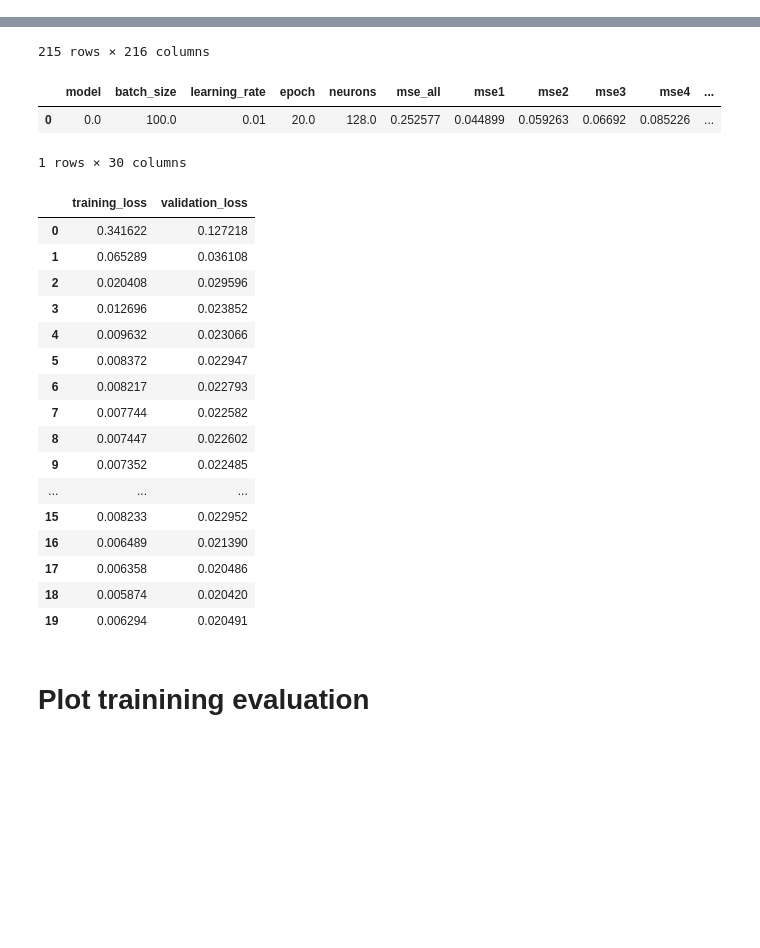
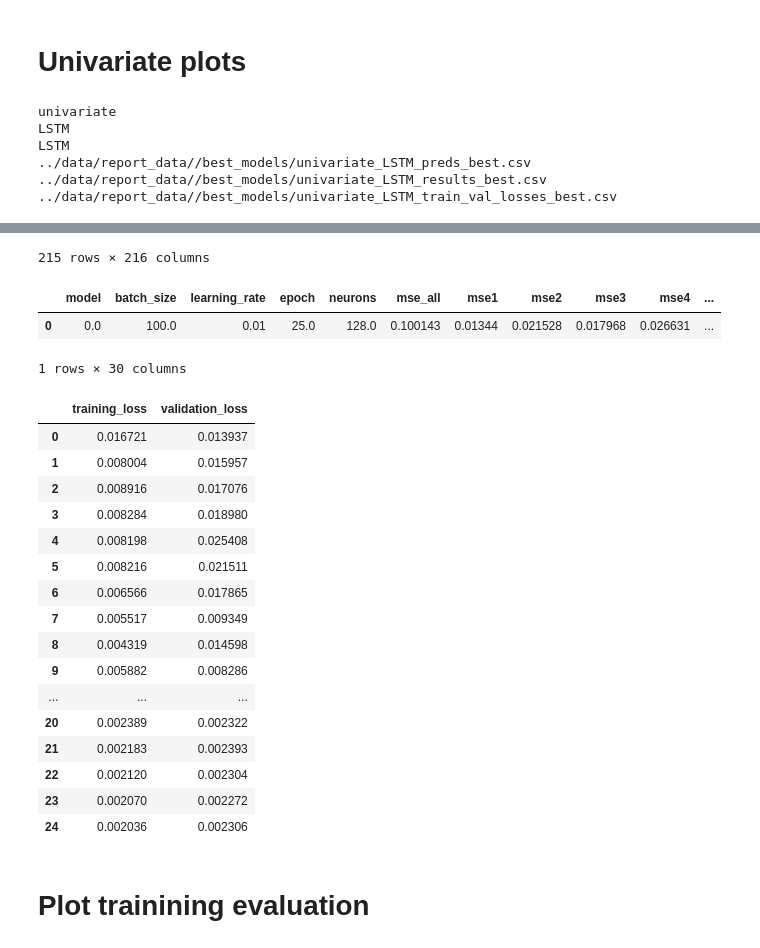
Before and after one commit to AndreasBordvik/FYS-STK4155-Prj3_report, a Jupyter notebook: code/best_models_plots.ipynb, the cells around one changed output, grey strips where cells are left out. Drawn from its saved outputs; the diff is of its cells as text; code cells hidden in the pictures; blank space fills up the shorter version.

```diff
--- a/code/best_models_plots.ipynb
+++ b/code/best_models_plots.ipynb
@@ -5,52 +5,75 @@ import pandas as pd
 import seaborn as sns
 from common import *
 from models import *
+# %% [markdown]
+# Univariate plots
 # %%
-preds_file = f"{REPORT_DATA}/best_models/multivariate_simpleRNN_preds_best.csv"
+plot_predictions = False
+
+variate = ["univariate","multivariate"][0]
+ind = 2
+model_read = ["simpleRNN", "convGRU", "LSTM"][ind]
+model_name = ["RNN","convGRU","LSTM"][ind]
+
+
+preds_file = f"{REPORT_DATA}/best_models/{variate}_{model_read}_preds_best.csv"
 preds_df = pd.read_csv(preds_file, index_col=0)
+
+results_file = f"{REPORT_DATA}/best_models/{variate}_{model_read}_results_best.csv"
+results_df = pd.read_csv(results_file, index_col=0)
+
+train_val_loss_file = f"{REPORT_DATA}/best_models/{variate}_{model_read}_train_val_losses_best.csv"
+train_val_loss_df = pd.read_csv(train_val_loss_file, index_col=0)
+
+print(variate)
+print(model_read)
+print(model_name)
+print(preds_file)
+print(results_file)
+print(train_val_loss_file)
 display(preds_df)
-
-results_file = f"{REPORT_DATA}/best_models/multivariate_simpleRNN_results_best.csv"
-results_df = pd.read_csv(results_file, index_col=0)
 display(results_df)
-
-train_val_loss_file = f"{REPORT_DATA}/best_models/multivariate_simpleRNN_train_val_losses_best.csv"
-train_val_loss_df = pd.read_csv(train_val_loss_file, index_col=0)
 display(train_val_loss_df)
 # %% [output]
+univariate
+LSTM
+LSTM
+../data/report_data//best_models/univariate_LSTM_preds_best.csv
+../data/report_data//best_models/univariate_LSTM_results_best.csv
+../data/report_data//best_models/univariate_LSTM_train_val_losses_best.csv
 |  | x1 | x2 | x3 | x4 | x5 | x6 | x7 | x8 | x9 | x10 | ... | ... |
 | 0 | 0.256492 | 0.257817 | 0.272026 | 0.272296 | 0.203352 | 0.163442 | 0.169411 | 0.334032 | 0.359758 | 0.395549 | ... | ... |
 | 1 | 0.251606 | 0.265151 | 0.286463 | 0.284914 | 0.216315 | 0.174045 | 0.183051 | 0.368409 | 0.390223 | 0.415293 | ... | ... |
 | 2 | 0.265660 | 0.266288 | 0.284181 | 0.291315 | 0.221510 | 0.179507 | 0.189035 | 0.381666 | 0.400715 | 0.420648 | ... | ... |
 | 3 | 0.249849 | 0.260205 | 0.281343 | 0.279682 | 0.206784 | 0.163692 | 0.170377 | 0.341821 | 0.356960 | 0.385008 | ... | ... |
 | 4 | 0.246884 | 0.257760 | 0.278813 | 0.277713 | 0.203081 | 0.159764 | 0.166623 | 0.336055 | 0.353540 | 0.381327 | ... | ... |
 | ... | ... | ... | ... | ... | ... | ... | ... | ... | ... | ... | ... | ... |
 | 210 | 0.510129 | 0.530813 | 0.574037 | 0.573767 | 0.436560 | 0.353624 | 0.360082 | 0.690309 | 0.668921 | 0.715720 | ... | ... |
 | 211 | 0.525117 | 0.542297 | 0.585513 | 0.586016 | 0.437960 | 0.350553 | 0.361866 | 0.721315 | 0.738867 | 0.792939 | ... | ... |
 | 212 | 0.532089 | 0.551336 | 0.596927 | 0.600972 | 0.460364 | 0.378650 | 0.380078 | 0.741612 | 0.749592 | 0.806659 | ... | ... |
 | 213 | 0.537140 | 0.564639 | 0.613092 | 0.616114 | 0.458738 | 0.376366 | 0.374949 | 0.726857 | 0.741198 | 0.797624 | ... | ... |
 | 214 | 0.537414 | 0.558272 | 0.600074 | 0.604542 | 0.443787 | 0.354552 | 0.363390 | 0.704389 | 0.726898 | 0.780055 | ... | ... |
-215 rows × 216 columns
+215 rows × 216 columns
 |  | model | batch_size | learning_rate | epoch | neurons | mse_all | mse1 | mse2 | mse3 | mse4 | ... |
-| 0 | 0.0 | 100.0 | 0.01 | 20.0 | 128.0 | 0.252577 | 0.044899 | 0.059263 | 0.06692 | 0.085226 | ... |
+| 0 | 0.0 | 100.0 | 0.01 | 25.0 | 128.0 | 0.100143 | 0.01344 | 0.021528 | 0.017968 | 0.026631 | ... |
-1 rows × 30 columns
+1 rows × 30 columns
 |  | training_loss | validation_loss |
-| 0 | 0.341622 | 0.127218 |
-| 1 | 0.065289 | 0.036108 |
-| 2 | 0.020408 | 0.029596 |
-| 3 | 0.012696 | 0.023852 |
-| 4 | 0.009632 | 0.023066 |
-| 5 | 0.008372 | 0.022947 |
-| 6 | 0.008217 | 0.022793 |
-| 7 | 0.007744 | 0.022582 |
-| 8 | 0.007447 | 0.022602 |
-| 9 | 0.007352 | 0.022485 |
+| 0 | 0.016721 | 0.013937 |
+| 1 | 0.008004 | 0.015957 |
+| 2 | 0.008916 | 0.017076 |
+| 3 | 0.008284 | 0.018980 |
+| 4 | 0.008198 | 0.025408 |
+| 5 | 0.008216 | 0.021511 |
+| 6 | 0.006566 | 0.017865 |
+| 7 | 0.005517 | 0.009349 |
+| 8 | 0.004319 | 0.014598 |
+| 9 | 0.005882 | 0.008286 |
 | ... | ... | ... |
-| 15 | 0.008233 | 0.022952 |
-| 16 | 0.006489 | 0.021390 |
-| 17 | 0.006358 | 0.020486 |
-| 18 | 0.005874 | 0.020420 |
-| 19 | 0.006294 | 0.020491 |
+| 20 | 0.002389 | 0.002322 |
+| 21 | 0.002183 | 0.002393 |
+| 22 | 0.002120 | 0.002304 |
+| 23 | 0.002070 | 0.002272 |
+| 24 | 0.002036 | 0.002306 |
 # %% [markdown]
 # Plot trainining evaluation
 # %%
```
Also changed, not shown: parts of 9 cells of this notebook, 10 other files.
